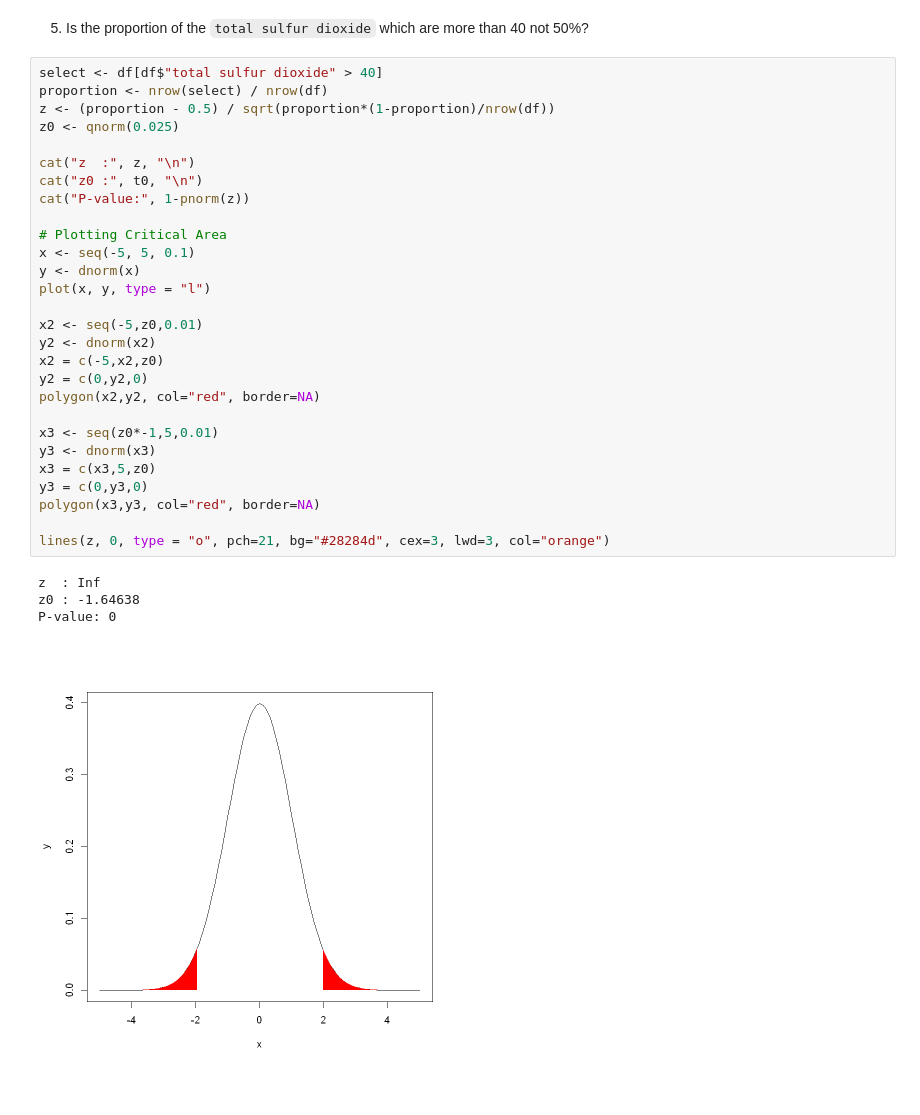
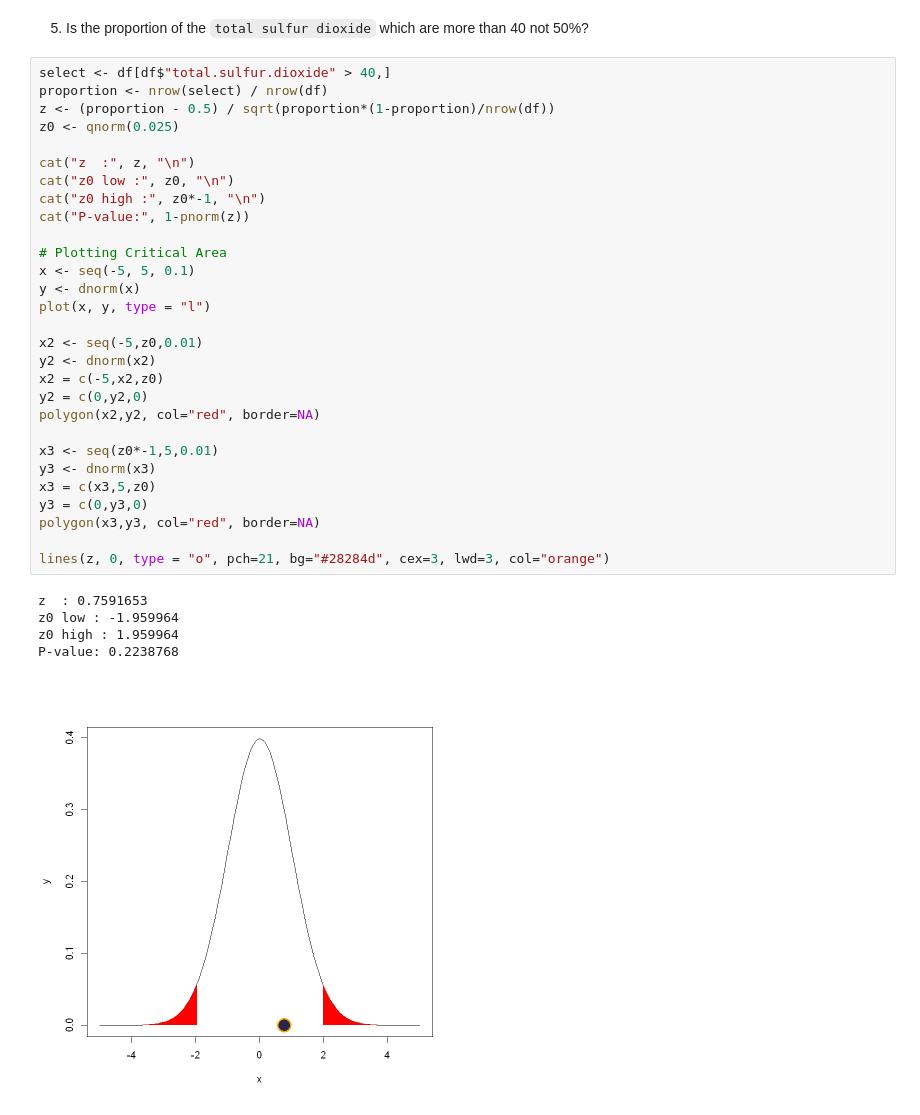
Before and after one commit to Gulilil/IF2220_Tubes_Probstat, a Jupyter notebook: src/4.ipynb, the cells around one changed output. Drawn from its saved outputs; the diff is of its cells as text.

```diff
--- a/src/4.ipynb
+++ b/src/4.ipynb
@@ -198,36 +203,38 @@ Conclusion: mean of population's total sulfur dioxide is NOT LOWER than 35
 # %% [markdown]
 5. Is the proportion of the `total sulfur dioxide` which are more than 40 not 50%?
 # %%
-select <- df[df$"total sulfur dioxide" > 40]
+select <- df[df$"total.sulfur.dioxide" > 40,]
 proportion <- nrow(select) / nrow(df)
 z <- (proportion - 0.5) / sqrt(proportion*(1-proportion)/nrow(df))
 z0 <- qnorm(0.025)
 
 cat("z  :", z, "\n")
-cat("z0 :", t0, "\n")
+cat("z0 low :", z0, "\n")
+cat("z0 high :", z0*-1, "\n")
 cat("P-value:", 1-pnorm(z))
 
 # Plotting Critical Area
 x <- seq(-5, 5, 0.1)
 y <- dnorm(x)
 plot(x, y, type = "l")
 
 x2 <- seq(-5,z0,0.01)
 y2 <- dnorm(x2)
 x2 = c(-5,x2,z0)
 y2 = c(0,y2,0)
 polygon(x2,y2, col="red", border=NA)
 
 x3 <- seq(z0*-1,5,0.01)
 y3 <- dnorm(x3)
 x3 = c(x3,5,z0)
 y3 = c(0,y3,0)
 polygon(x3,y3, col="red", border=NA)
 
 lines(z, 0, type = "o", pch=21, bg="#28284d", cex=3, lwd=3, col="orange")
 # %% [output]
-z  : Inf
-z0 : -1.64638
-P-value: 0
+z  : 0.7591653
+z0 low : -1.959964
+z0 high : 1.959964
+P-value: 0.2238768
-[figure, old version]
+[figure, new version]
 # %% [markdown]
```
Also changed, not shown: parts of 7 cells of this notebook, 1 other file.
